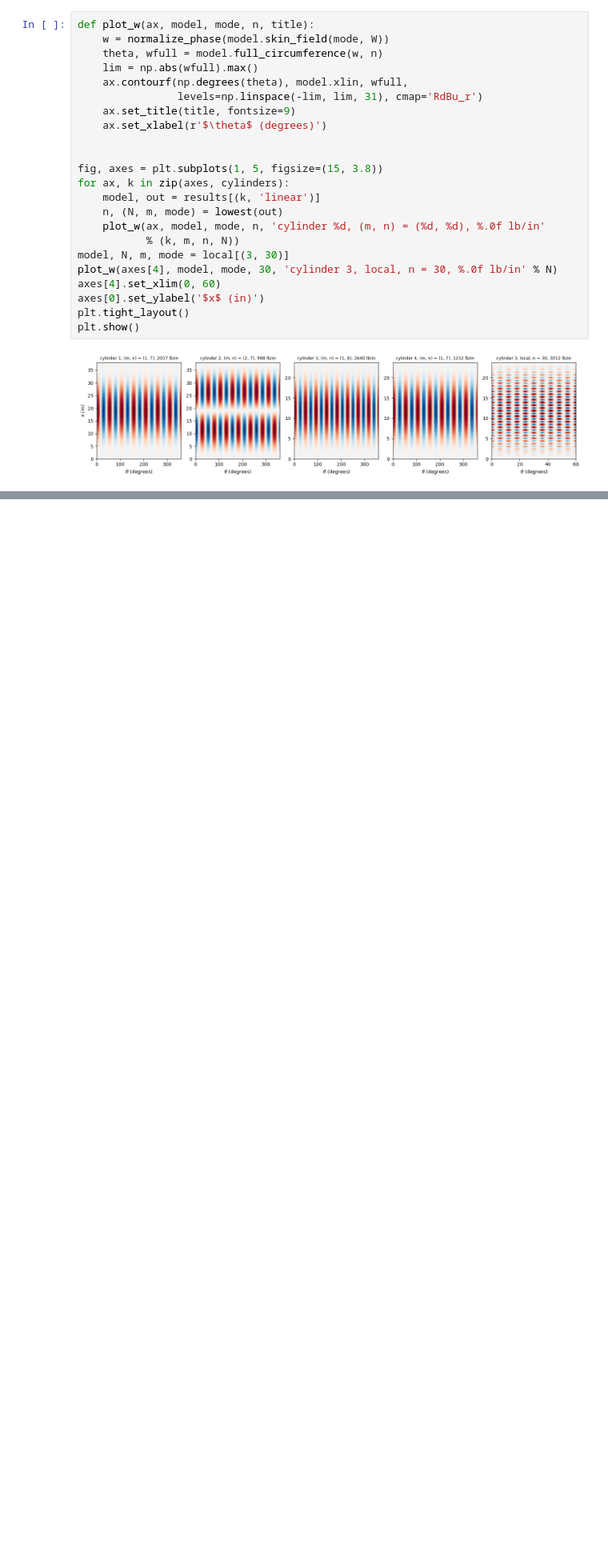
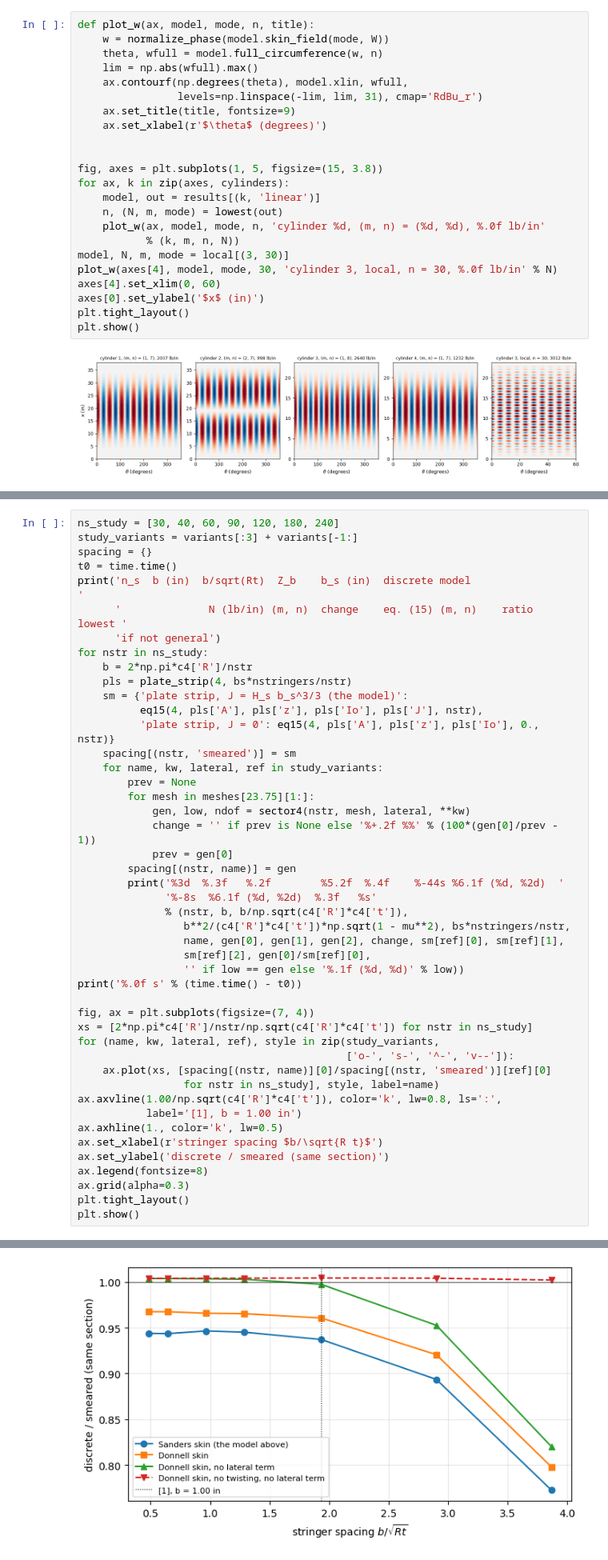
Before and after one commit to saullocastro/bfsccylinder, a Jupyter notebook: notebooks/card1966_stiffened_cylinder_buckling.ipynb, the cells around one changed output, grey strips where cells are left out. Shown at 80% size. Drawn from its saved outputs; the diff is of its cells as text; blank space fills up the shorter version.

```diff
--- a/notebooks/card1966_stiffened_cylinder_buckling.ipynb
+++ b/notebooks/card1966_stiffened_cylinder_buckling.ipynb
@@ -780,0 +986,47 @@ plt.show()
+# %%
+ns_study = [30, 40, 60, 90, 120, 180, 240]
+study_variants = variants[:3] + variants[-1:]
+spacing = {}
+t0 = time.time()
+print('n_s  b (in)  b/sqrt(Rt)  Z_b    b_s (in)  discrete model                 '
+      '              N (lb/in) (m, n)  change    eq. (15) (m, n)    ratio   lowest '
+      'if not general')
+for nstr in ns_study:
+    b = 2*np.pi*c4['R']/nstr
+    pls = plate_strip(4, bs*nstringers/nstr)
+    sm = {'plate strip, J = H_s b_s^3/3 (the model)':
+          eq15(4, pls['A'], pls['z'], pls['Io'], pls['J'], nstr),
+          'plate strip, J = 0': eq15(4, pls['A'], pls['z'], pls['Io'], 0., nstr)}
+    spacing[(nstr, 'smeared')] = sm
+    for name, kw, lateral, ref in study_variants:
+        prev = None
+        for mesh in meshes[23.75][1:]:
+            gen, low, ndof = sector4(nstr, mesh, lateral, **kw)
+            change = '' if prev is None else '%+.2f %%' % (100*(gen[0]/prev - 1))
+            prev = gen[0]
+        spacing[(nstr, name)] = gen
+        print('%3d  %.3f   %.2f        %5.2f  %.4f    %-44s %6.1f (%d, %2d)  '
+              '%-8s  %6.1f (%d, %2d)  %.3f   %s'
+              % (nstr, b, b/np.sqrt(c4['R']*c4['t']),
+                 b**2/(c4['R']*c4['t'])*np.sqrt(1 - mu**2), bs*nstringers/nstr,
+                 name, gen[0], gen[1], gen[2], change, sm[ref][0], sm[ref][1],
+                 sm[ref][2], gen[0]/sm[ref][0],
+                 '' if low == gen else '%.1f (%d, %d)' % low))
+print('%.0f s' % (time.time() - t0))
+
+fig, ax = plt.subplots(figsize=(7, 4))
+xs = [2*np.pi*c4['R']/nstr/np.sqrt(c4['R']*c4['t']) for nstr in ns_study]
+for (name, kw, lateral, ref), style in zip(study_variants,
+                                           ['o-', 's-', '^-', 'v--']):
+    ax.plot(xs, [spacing[(nstr, name)][0]/spacing[(nstr, 'smeared')][ref][0]
+                 for nstr in ns_study], style, label=name)
+ax.axvline(1.00/np.sqrt(c4['R']*c4['t']), color='k', lw=0.8, ls=':',
+           label='[1], b = 1.00 in')
+ax.axhline(1., color='k', lw=0.5)
+ax.set_xlabel(r'stringer spacing $b/\sqrt{R t}$')
+ax.set_ylabel('discrete / smeared (same section)')
+ax.legend(fontsize=8)
+ax.grid(alpha=0.3)
+plt.tight_layout()
+plt.show()
+# %% [output]
@@ -780,0 +1050 @@ plt.show()
+[figure, added]
```
Also changed, not shown: parts of 14 cells of this notebook, 1 other file.
